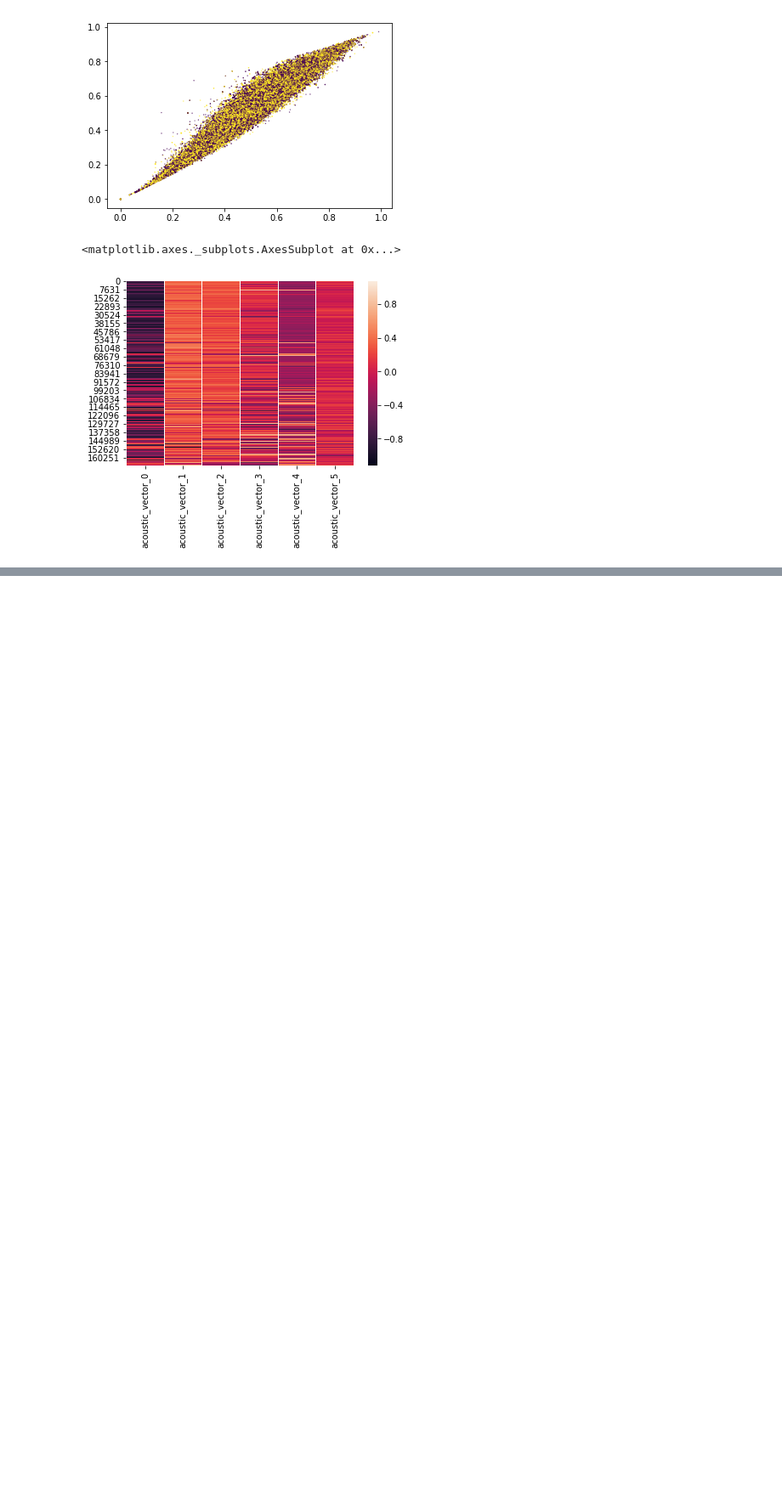
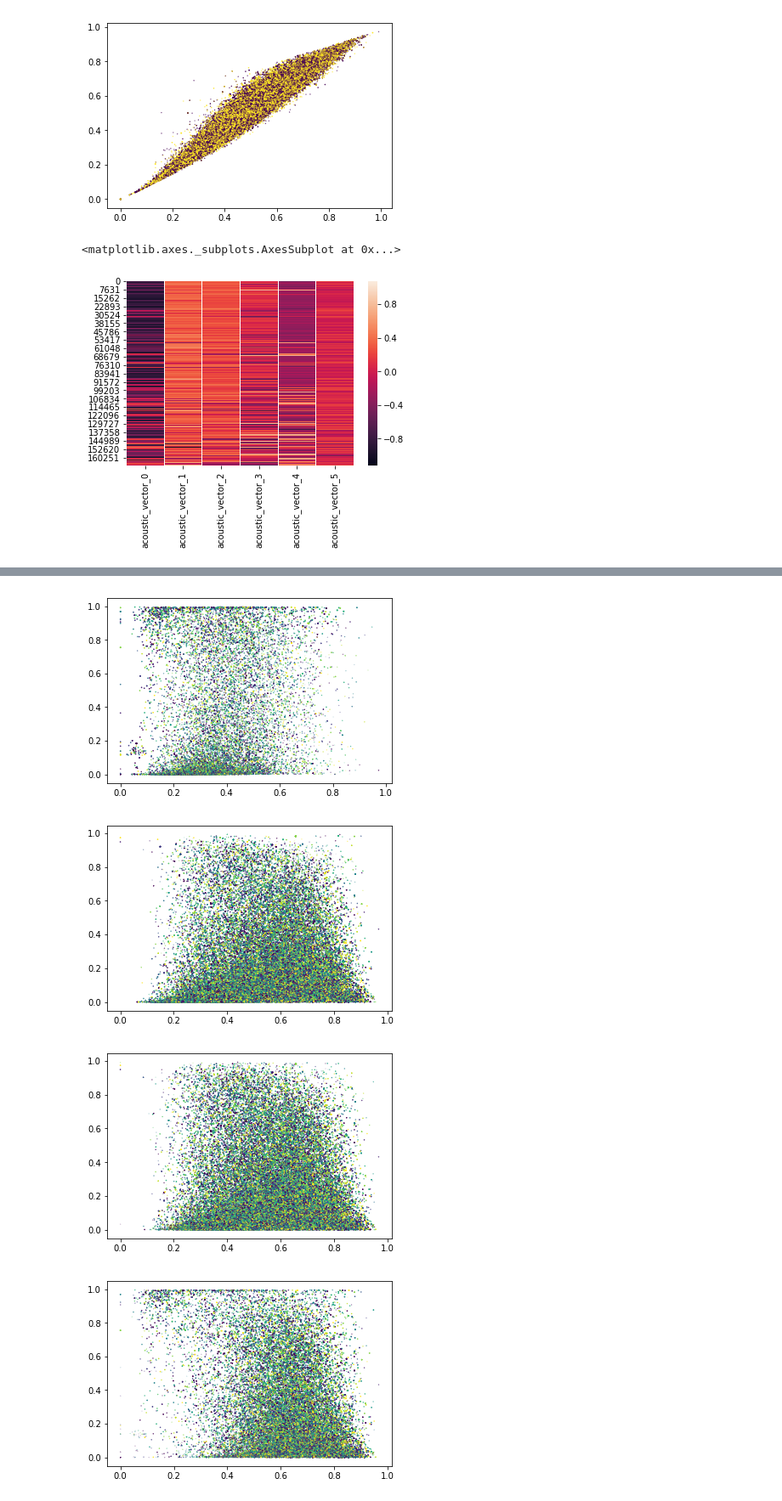
Before and after one commit to anuPh23/Spotify, a Jupyter notebook: dat_1.ipynb, the cells around one changed output, grey strips where cells are left out. Shown at 85% size. Cells and saved outputs as stored; diff of their text form; code cells hidden in the pictures; blank space fills up the shorter version.

```diff
--- a/dat_1.ipynb
+++ b/dat_1.ipynb
@@ -111,0 +140,19 @@ sns.heatmap(av)
+# %%
+
+plt.scatter(dat['bounciness'],dat['acousticness'] ,s = dat['acoustic_vector_0'],c = dat['key'], alpha=1.2)
+plt.show()
+plt.scatter(dat['bounciness'],dat['acousticness'] ,s = dat['acoustic_vector_1'],c = dat['key'], alpha=1.2)
+plt.show()
+plt.scatter(dat['bounciness'],dat['acousticness'] ,s = dat['acoustic_vector_2'],c = dat['key'], alpha=1.2)
+plt.show()
+plt.scatter(dat['bounciness'],dat['acousticness'] ,s = dat['acoustic_vector_3'],c = dat['key'], alpha=1.2)
+plt.show()
+plt.scatter(dat['bounciness'],dat['acousticness'] ,s = dat['acoustic_vector_4'],c = dat['key'], alpha=1.2)
+plt.show()
+plt.scatter(dat['bounciness'],dat['acousticness'] ,s = dat['acoustic_vector_5'],c = dat['key'], alpha=1.2)
+plt.show()
+# %% [output]
+[figure, added]
+[figure, added]
+[figure, added]
+[figure, added]
```
Also changed, not shown: parts of 4 cells of this notebook.
